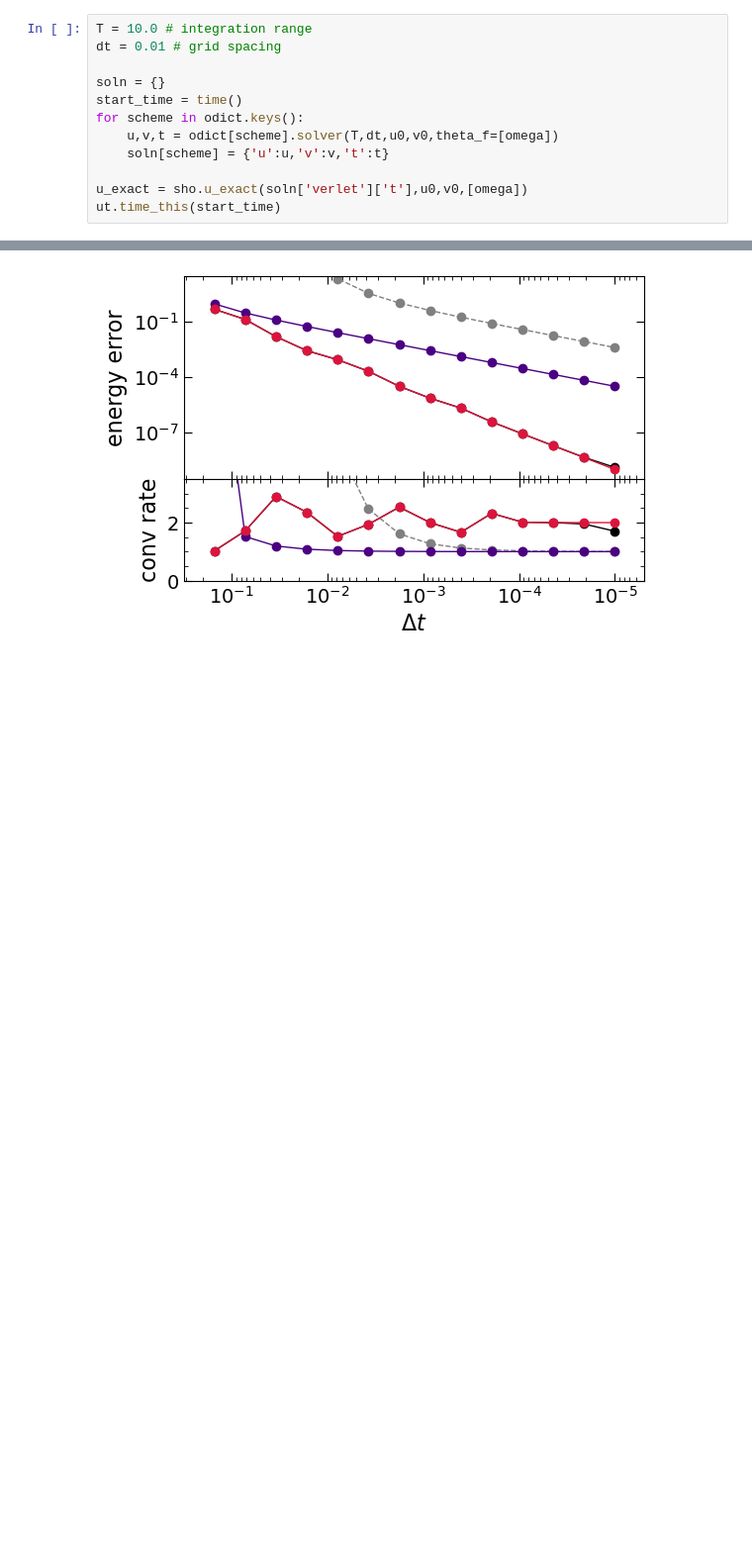
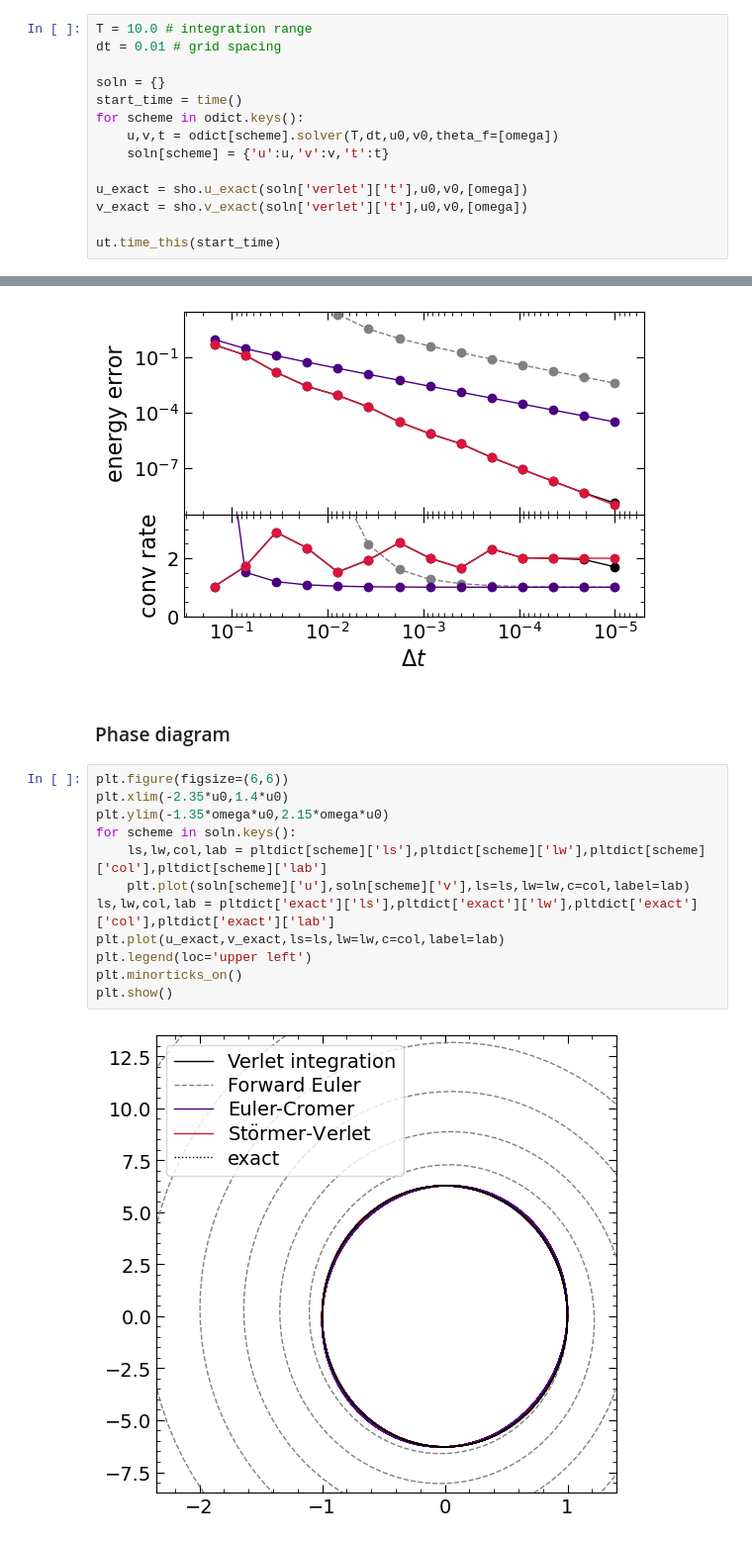
Before and after one commit to a-paranjape/numerical-methods-tutorial, a Jupyter notebook: examples/ODE_Examples.ipynb, the cells around one changed output, grey strips where cells are left out. Shown at 99% size. Drawn from its saved outputs; the diff is of its cells as text; blank space fills up the shorter version.

Commit message:
added phase diagram plot for SHO

```diff
--- a/examples/ODE_Examples.ipynb
+++ b/examples/ODE_Examples.ipynb
@@ -99,6 +103,8 @@ for scheme in odict.keys():
     soln[scheme] = {'u':u,'v':v,'t':t}
 
 u_exact = sho.u_exact(soln['verlet']['t'],u0,v0,[omega])
+v_exact = sho.v_exact(soln['verlet']['t'],u0,v0,[omega])
+
 ut.time_this(start_time)
 # %% [output]
 0 min 0.00 seconds
@@ -214,3 +227,19 @@ for error_type in rdict_sho['verlet'].keys():
 [figure]
 [figure]
 [figure]
+# %% [markdown]
+### Phase diagram
+# %%
+plt.figure(figsize=(6,6))
+plt.xlim(-2.35*u0,1.4*u0)
+plt.ylim(-1.35*omega*u0,2.15*omega*u0)
+for scheme in soln.keys():
+    ls,lw,col,lab = pltdict[scheme]['ls'],pltdict[scheme]['lw'],pltdict[scheme]['col'],pltdict[scheme]['lab']
+    plt.plot(soln[scheme]['u'],soln[scheme]['v'],ls=ls,lw=lw,c=col,label=lab)
+ls,lw,col,lab = pltdict['exact']['ls'],pltdict['exact']['lw'],pltdict['exact']['col'],pltdict['exact']['lab']
+plt.plot(u_exact,v_exact,ls=ls,lw=lw,c=col,label=lab)
+plt.legend(loc='upper left')
+plt.minorticks_on()
+plt.show()
+# %% [output]
+[figure, added]
```
Also changed, not shown: parts of 3 cells of this notebook.
